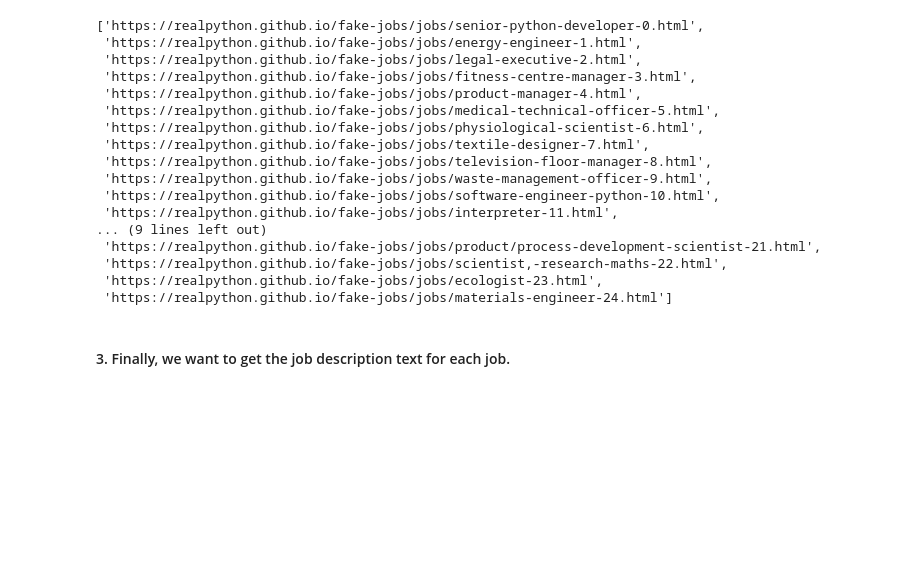
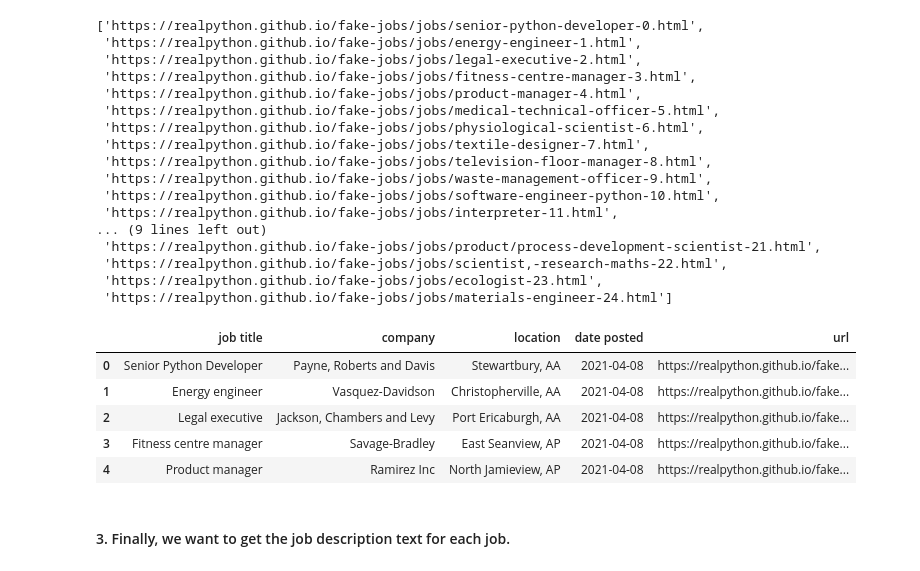
Before and after one commit to NSS-Data-Analytics-Cohort-12/webscraping-da12-ryanhartman247, a Jupyter notebook: fake_jobs_ryanhartman.ipynb, the cells around one changed output. Cells and saved outputs as stored; diff of their text form; code cells hidden in the pictures; blank space fills up the shorter version.

```diff
--- a/fake_jobs_ryanhartman.ipynb
+++ b/fake_jobs_ryanhartman.ipynb
@@ -266,6 +266,17 @@ job_list_url[0:25]
  'https://realpython.github.io/fake-jobs/jobs/scientist,-research-maths-22.html',
  'https://realpython.github.io/fake-jobs/jobs/ecologist-23.html',
  'https://realpython.github.io/fake-jobs/jobs/materials-engineer-24.html']
+# %%
+# now to actually add the urls to the dataframe
+jobs_df['url'] = urls_list
+jobs_df.head()
+# %% [output]
+|  | job title | company | location | date posted | url |
+| 0 | Senior Python Developer | Payne, Roberts and Davis | Stewartbury, AA | 2021-04-08 | https://realpython.github.io/fake... |
+| 1 | Energy engineer | Vasquez-Davidson | Christopherville, AA | 2021-04-08 | https://realpython.github.io/fake... |
+| 2 | Legal executive | Jackson, Chambers and Levy | Port Ericaburgh, AA | 2021-04-08 | https://realpython.github.io/fake... |
+| 3 | Fitness centre manager | Savage-Bradley | East Seanview, AP | 2021-04-08 | https://realpython.github.io/fake... |
+| 4 | Product manager | Ramirez Inc | North Jamieview, AP | 2021-04-08 | https://realpython.github.io/fake... |
 # %% [markdown]
 #### 3. Finally, we want to get the job description text for each job.
 # %% [markdown]
```
Also changed, not shown: parts of 8 cells of this notebook.
